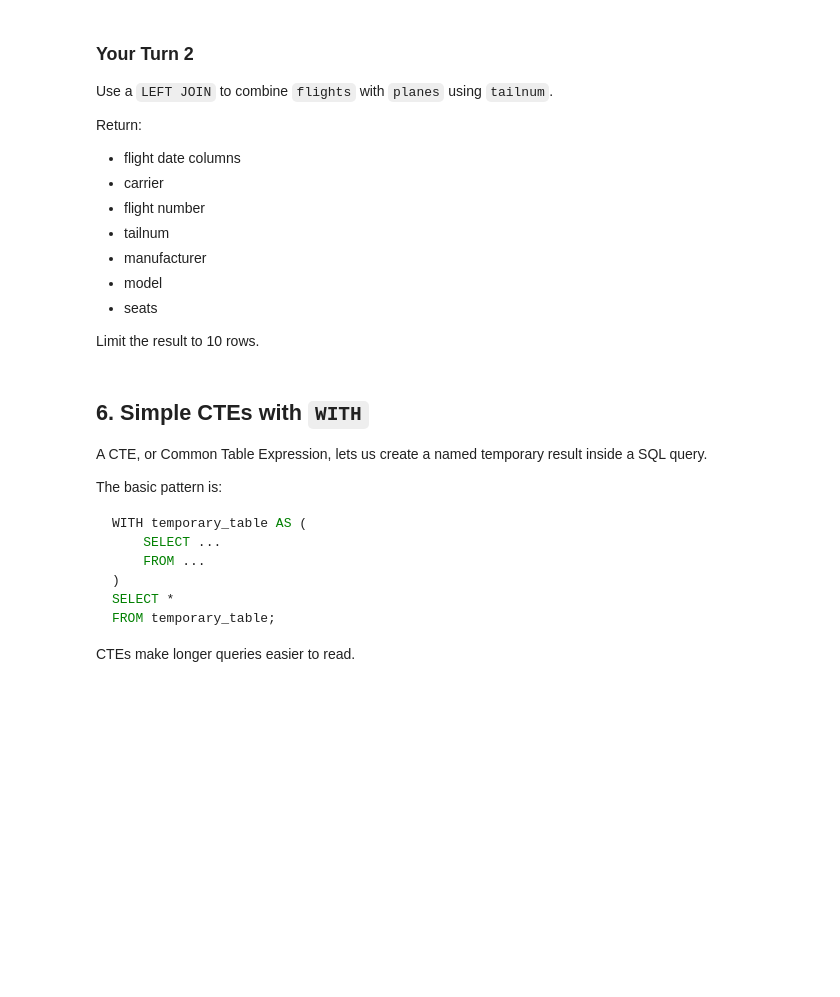
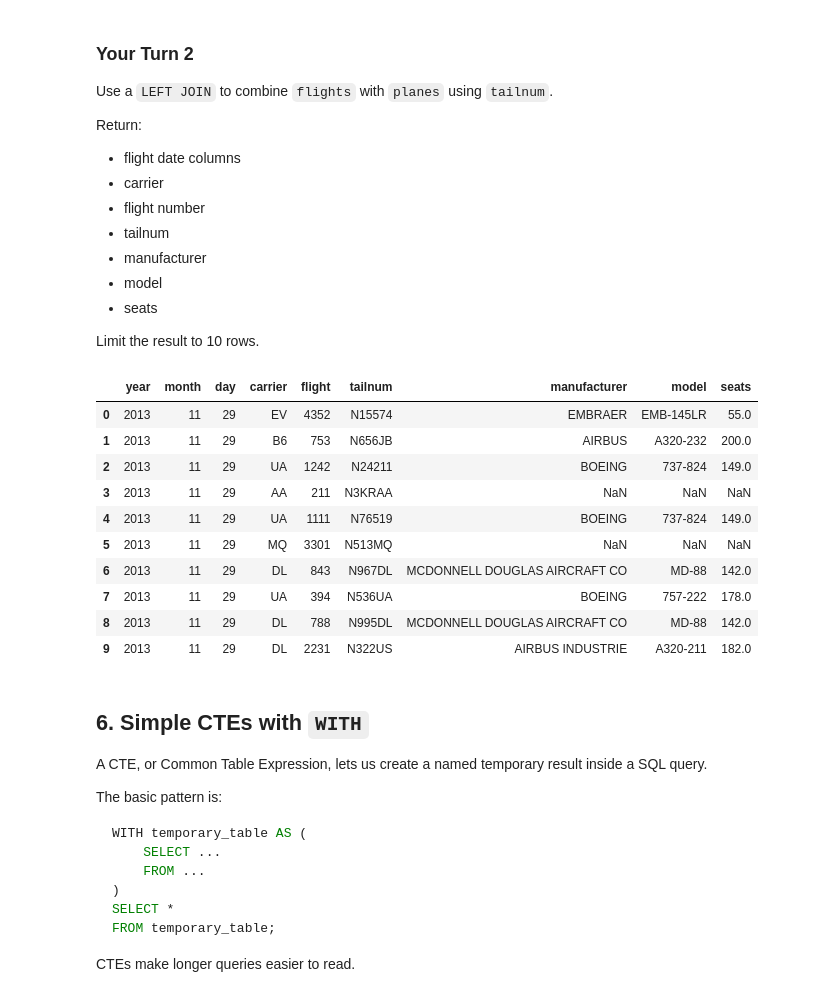
Before and after one commit to pipvep/ban6003-week9-10-pip, a Jupyter notebook: notebooks/module10_sql_joins_abt_guided_lab.ipynb, the cells around one changed output. Cells and saved outputs as stored; diff of their text form; code cells hidden in the pictures; blank space fills up the shorter version.

```diff
--- a/notebooks/module10_sql_joins_abt_guided_lab.ipynb
+++ b/notebooks/module10_sql_joins_abt_guided_lab.ipynb
@@ -351,11 +424,36 @@ Limit the result to 10 rows.
 # %%
 # Your Turn 2
 
 query = '''
-
+SELECT
+    f.year,
+    f.month,
+    f.day,
+    f.carrier,
+    f.flight,
+    f.tailnum,
+    p.manufacturer,
+    p.model,
+    p.seats
+FROM flights AS f
+LEFT JOIN planes AS p
+    ON f.tailnum = p.tailnum
+LIMIT 10;
 '''
 
 run_query(query, engine)
+# %% [output]
+|  | year | month | day | carrier | flight | tailnum | manufacturer | model | seats |
+| 0 | 2013 | 11 | 29 | EV | 4352 | N15574 | EMBRAER | EMB-145LR | 55.0 |
+| 1 | 2013 | 11 | 29 | B6 | 753 | N656JB | AIRBUS | A320-232 | 200.0 |
+| 2 | 2013 | 11 | 29 | UA | 1242 | N24211 | BOEING | 737-824 | 149.0 |
+| 3 | 2013 | 11 | 29 | AA | 211 | N3KRAA | NaN | NaN | NaN |
+| 4 | 2013 | 11 | 29 | UA | 1111 | N76519 | BOEING | 737-824 | 149.0 |
+| 5 | 2013 | 11 | 29 | MQ | 3301 | N513MQ | NaN | NaN | NaN |
+| 6 | 2013 | 11 | 29 | DL | 843 | N967DL | MCDONNELL DOUGLAS AIRCRAFT CO | MD-88 | 142.0 |
+| 7 | 2013 | 11 | 29 | UA | 394 | N536UA | BOEING | 757-222 | 178.0 |
+| 8 | 2013 | 11 | 29 | DL | 788 | N995DL | MCDONNELL DOUGLAS AIRCRAFT CO | MD-88 | 142.0 |
+| 9 | 2013 | 11 | 29 | DL | 2231 | N322US | AIRBUS INDUSTRIE | A320-211 | 182.0 |
 # %% [markdown]
 ## 6. Simple CTEs with `WITH`
 
```
Also changed, not shown: parts of 35 cells of this notebook, 2 other files.
